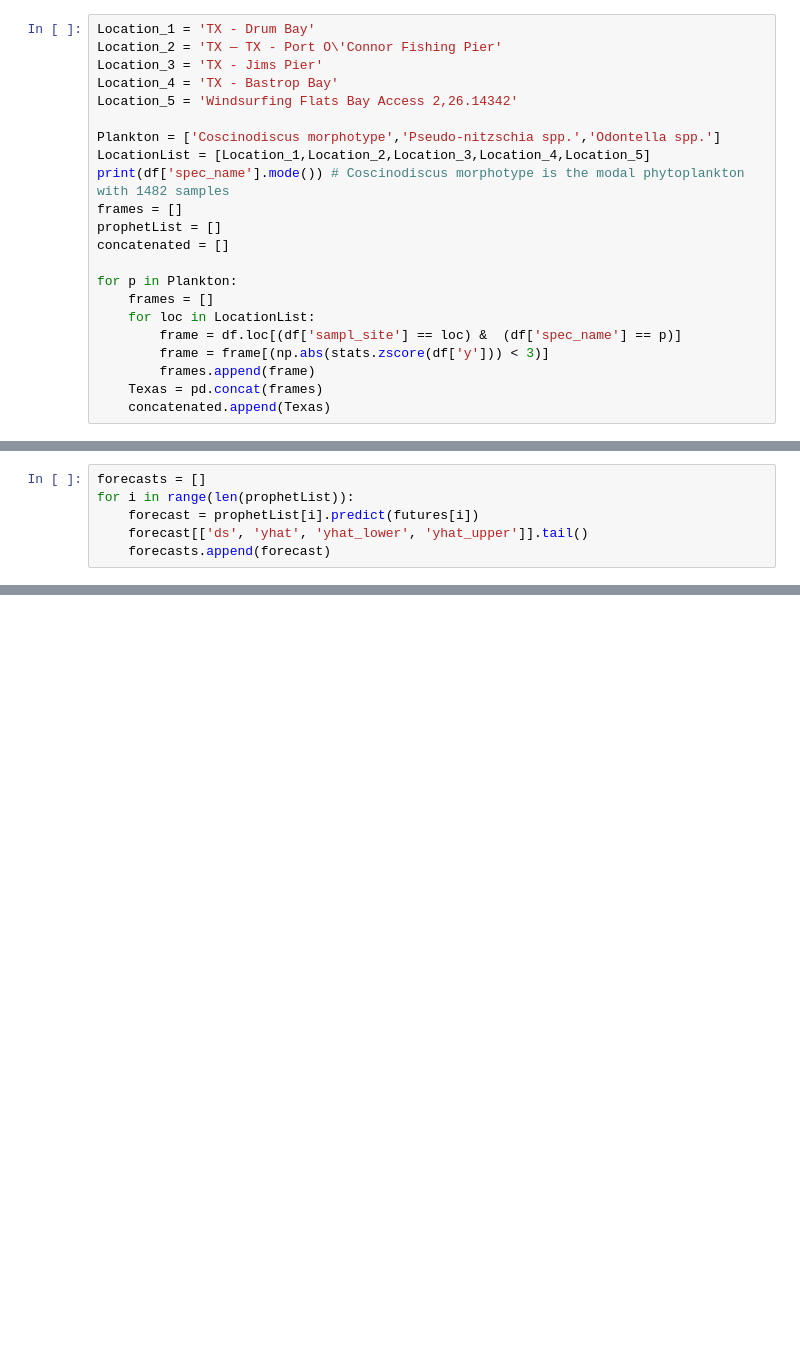
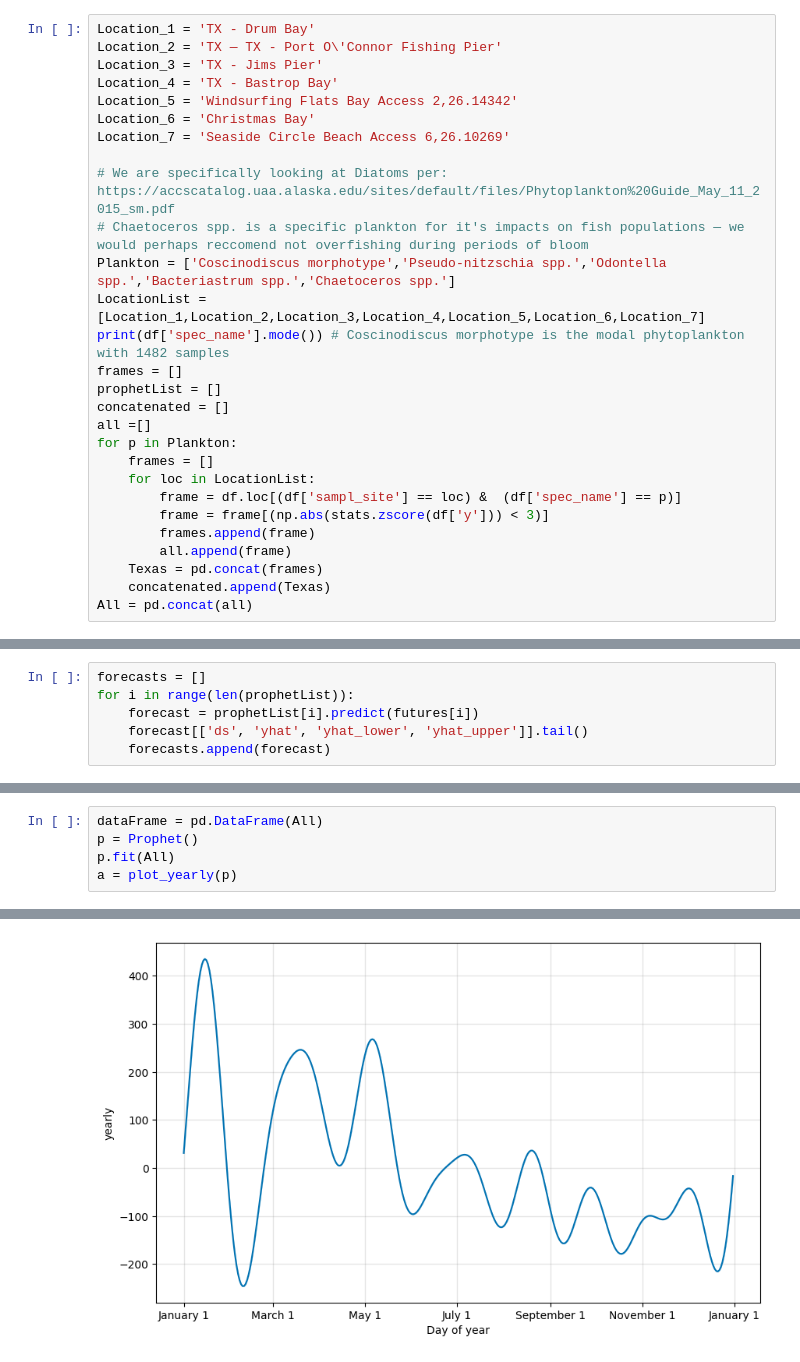
Before and after one commit to KodakC41/Final_Project, a Jupyter notebook: CSC260_Final.ipynb, the cells around one changed output, grey strips where cells are left out. Cells and saved outputs as stored; diff of their text form; blank space fills up the shorter version.

Commit message:
plotting updates

```diff
--- a/CSC260_Final.ipynb
+++ b/CSC260_Final.ipynb
@@ -18,22 +18,28 @@ Location_2 = 'TX — TX - Port O\'Connor Fishing Pier'
 Location_3 = 'TX - Jims Pier'
 Location_4 = 'TX - Bastrop Bay'
 Location_5 = 'Windsurfing Flats Bay Access 2,26.14342'
+Location_6 = 'Christmas Bay'
+Location_7 = 'Seaside Circle Beach Access 6,26.10269'
 
-Plankton = ['Coscinodiscus morphotype','Pseudo-nitzschia spp.','Odontella spp.']
-LocationList = [Location_1,Location_2,Location_3,Location_4,Location_5]
+# We are specifically looking at Diatoms per: https://accscatalog.uaa.alaska.edu/sites/default/files/Phytoplankton%20Guide_May_11_2015_sm.pdf
+# Chaetoceros spp. is a specific plankton for it's impacts on fish populations — we would perhaps reccomend not overfishing during periods of bloom
+Plankton = ['Coscinodiscus morphotype','Pseudo-nitzschia spp.','Odontella spp.','Bacteriastrum spp.','Chaetoceros spp.']
+LocationList = [Location_1,Location_2,Location_3,Location_4,Location_5,Location_6,Location_7]
 print(df['spec_name'].mode()) # Coscinodiscus morphotype is the modal phytoplankton with 1482 samples
 frames = []
 prophetList = []
 concatenated = []
-
+all =[]
 for p in Plankton:
     frames = []
     for loc in LocationList:
         frame = df.loc[(df['sampl_site'] == loc) &  (df['spec_name'] == p)]
         frame = frame[(np.abs(stats.zscore(df['y'])) < 3)]
         frames.append(frame)
+        all.append(frame)
     Texas = pd.concat(frames)
     concatenated.append(Texas)
+All = pd.concat(all)
 # %% [output]
 0    Coscinodiscus morphotype
 Name: spec_name, dtype: object
@@ -86,0 +83,6 @@ for c in concatenated:
+# %%
+dataFrame = pd.DataFrame(All)
+p = Prophet()
+p.fit(All)
+a = plot_yearly(p)
+# %% [output]
@@ -86,0 +91 @@ for c in concatenated:
+[figure, added]
```
Also changed, not shown: parts of 4 cells of this notebook.
